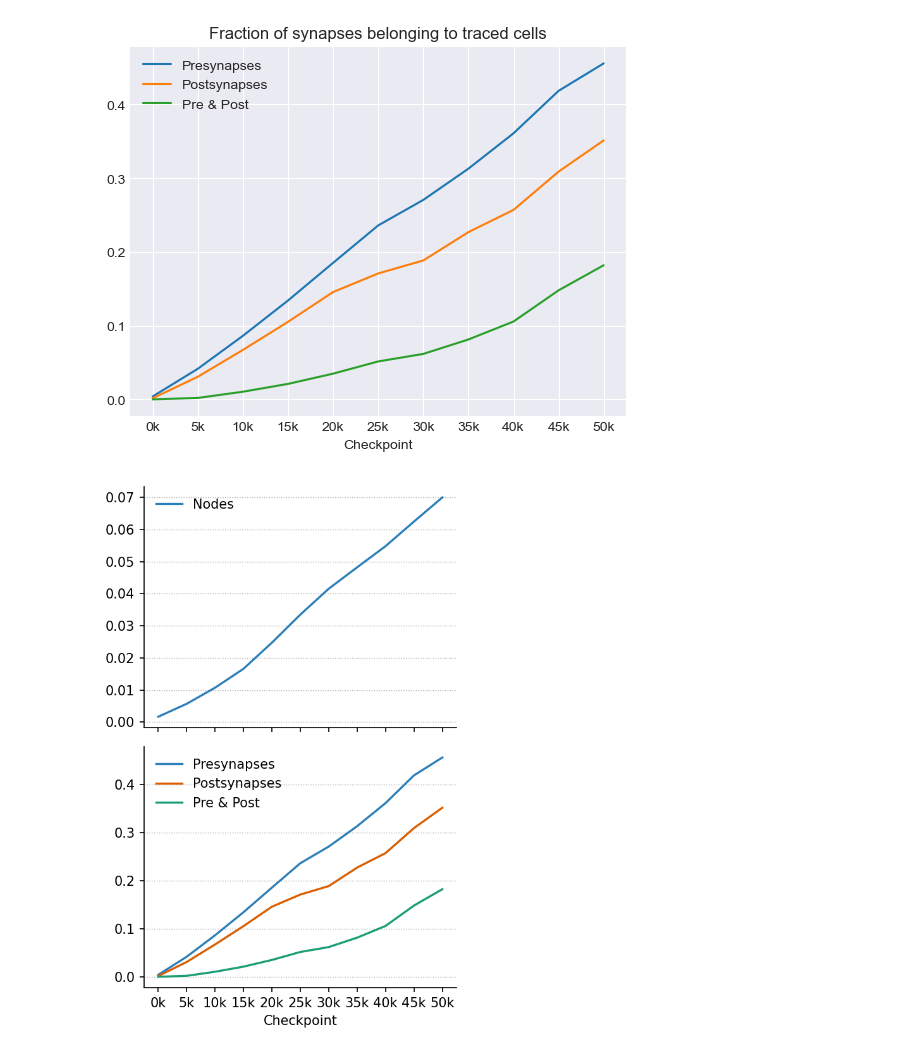
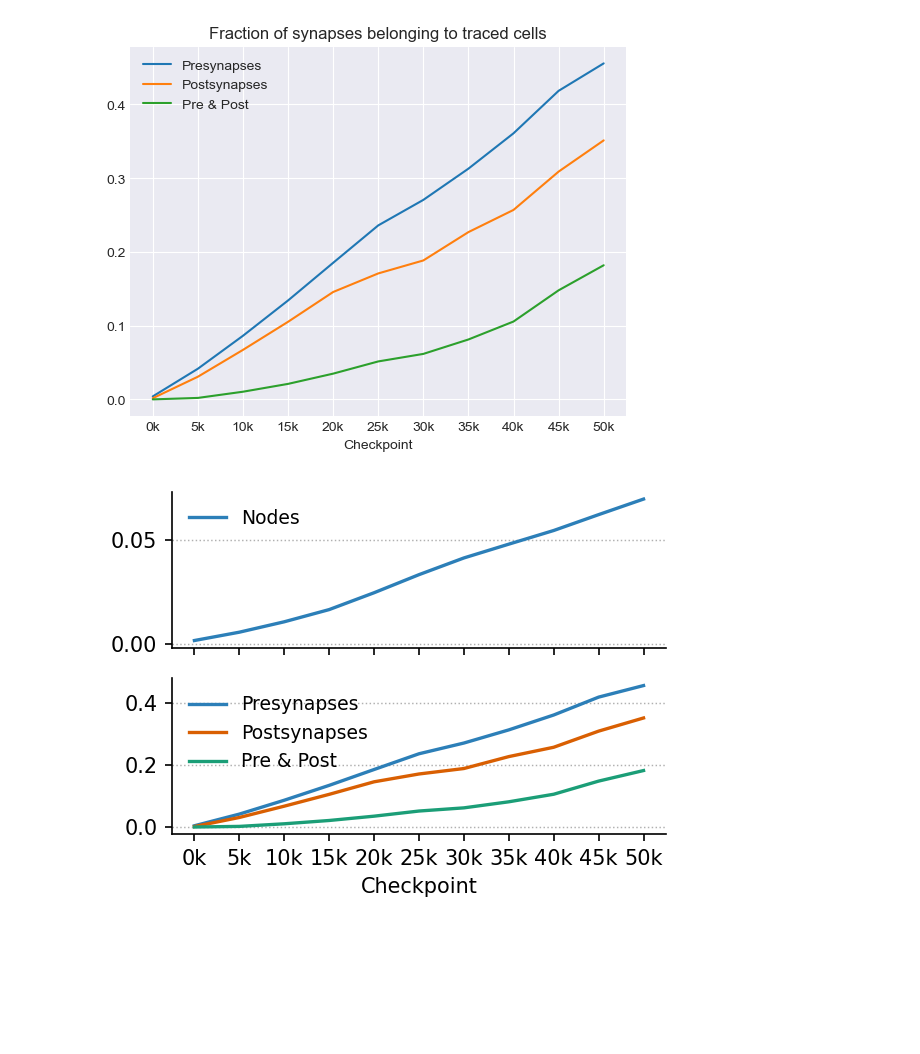
Before and after one commit to aplbrain/zebrafish-pencilsdown, a Jupyter notebook: notebooks/connectome-analysis.ipynb, the cells around one changed output. Saved outputs shown, nothing was run; the diff lists cells and outputs as text; code cells hidden in the pictures; blank space fills up the shorter version.

Commit message:
A bit more figure polish

```diff
--- a/notebooks/connectome-analysis.ipynb
+++ b/notebooks/connectome-analysis.ipynb
@@ -323,7 +324,7 @@ plt.rcParams['ps.fonttype'] = 42
 plt.rcParams['font.size'] = 10
 plt.rcParams['figure.dpi'] = 150
 
-fig, axes = plt.subplots(2, 1, figsize=(4, 6))
+fig, axes = plt.subplots(2, 1, figsize=(4, 3))
 
 axes[0].plot(
     combined_checkpoints,
@@ -334,7 +335,7 @@ axes[0].plot(
 )
 
 axes[0].set_xticklabels([])
-axes[0].legend(frameon=False)
+axes[0].legend(frameon=False, fontsize=9)
 # axes[0].set_xlabel('Checkpoint')
 # axes[0].set_title('Fraction of traced nodes')
 
@@ -343,32 +344,32 @@ axes[1].plot(
     np.array(presynapse_completion) / np.array(num_synapses),
     label='Presynapses',
     color='#2c7fb8',
     linewidth=1.6,
 )
 axes[1].plot(
     combined_checkpoints,
     np.array(postsynapse_completion) / np.array(num_synapses),
     label='Postsynapses',
     color='#d95f02',
     linewidth=1.6,
 )
 axes[1].plot(
     combined_checkpoints,
     np.array(both_completeness) / np.array(num_synapses),
     label='Pre & Post',
     color='#1b9e77',
     linewidth=1.6,
 )
 axes[1].set_xlabel('Checkpoint')
 # axes[1].set_title('Fraction of synapses belonging to traced cells')
-axes[1].legend(frameon=False)
+axes[1].legend(frameon=False, fontsize=9)
 
 for ax in axes:
     ax.grid(True, axis='y', linestyle=':', linewidth=0.7)
     ax.spines['top'].set_visible(False)
     ax.spines['right'].set_visible(False)
 
 fig.tight_layout()
 plt.show()
 # %% [output]
-[figure, old version]
+[figure, new version]
```
Also changed, not shown: parts of 2 cells of this notebook, 3 other files.
